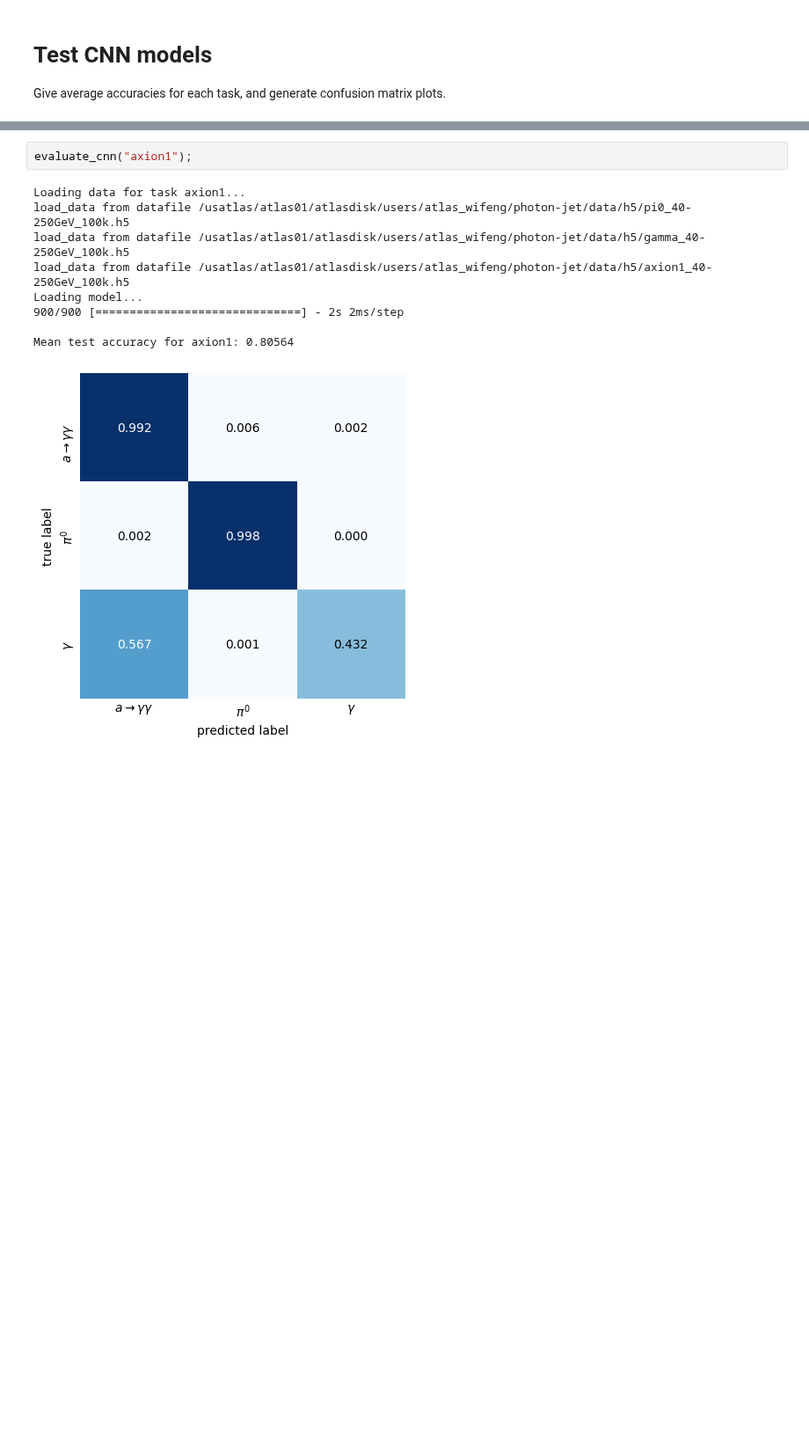
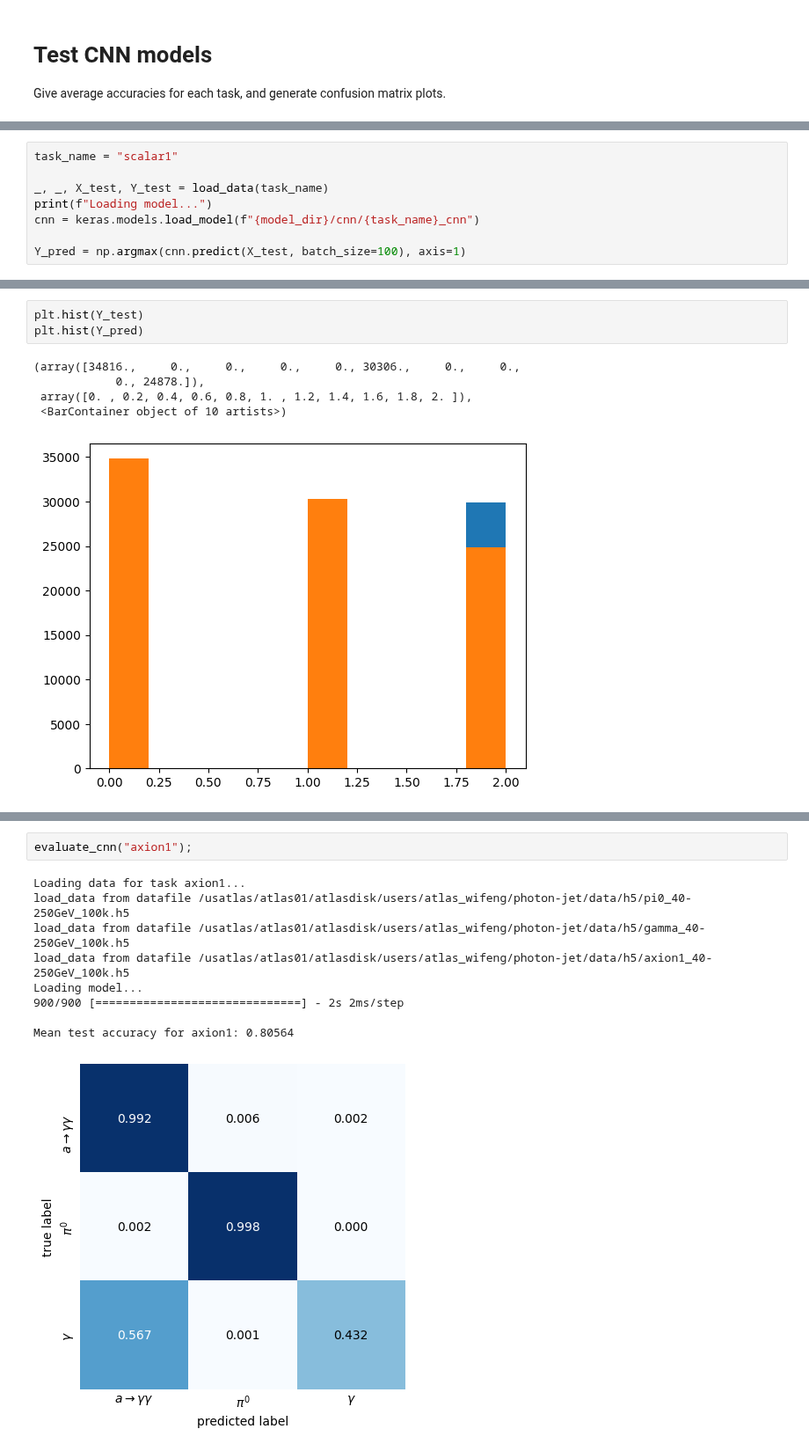
Before and after one commit to womogenes/photon-jet, a Jupyter notebook: cnn/cnn_test.ipynb, the cells around one changed output, grey strips where cells are left out. Shown at 88% size. Cells and saved outputs as stored; diff of their text form; blank space fills up the shorter version.

```diff
--- a/cnn/cnn_test.ipynb
+++ b/cnn/cnn_test.ipynb
@@ -21,0 +17,8 @@ Importing lots of stuff...
+# %%
+task_name = "scalar1"
+
+_, _, X_test, Y_test = load_data(task_name)
+print(f"Loading model...")
+cnn = keras.models.load_model(f"{model_dir}/cnn/{task_name}_cnn")
+
+Y_pred = np.argmax(cnn.predict(X_test, batch_size=100), axis=1)
@@ -22,3 +31,12 @@ Importing lots of stuff...
+# %%
+plt.hist(Y_test)
+plt.hist(Y_pred)
+# %% [output]
+(array([34816.,     0.,     0.,     0.,     0., 30306.,     0.,     0.,
+            0., 24878.]),
+ array([0. , 0.2, 0.4, 0.6, 0.8, 1. , 1.2, 1.4, 1.6, 1.8, 2. ]),
+ <BarContainer object of 10 artists>)
+[figure, added]
 # %%
 def evaluate_cnn(task_name):
     print(f"Loading data for task {task_name}...")
```
Also changed, not shown: parts of 5 cells of this notebook, 1 other file.
